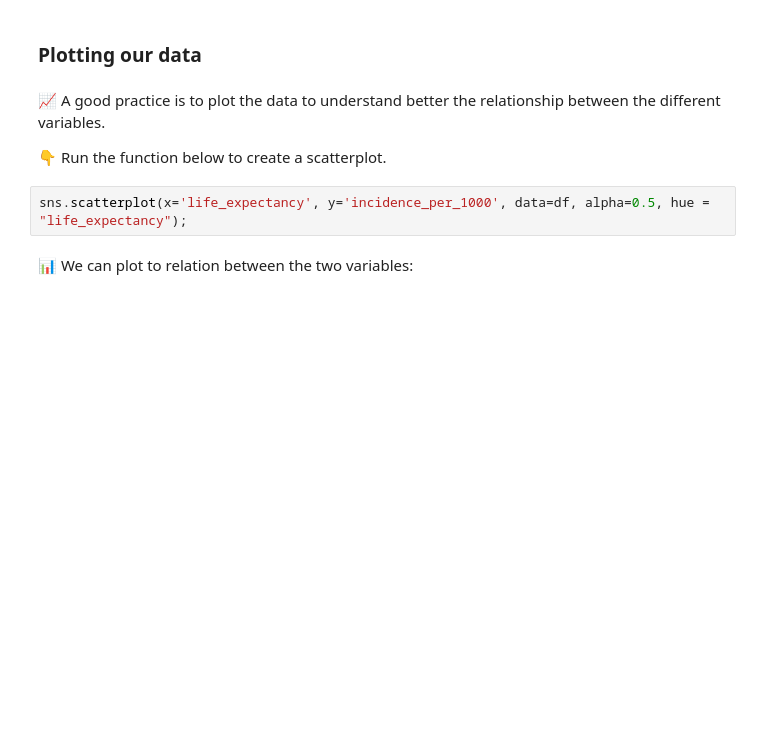
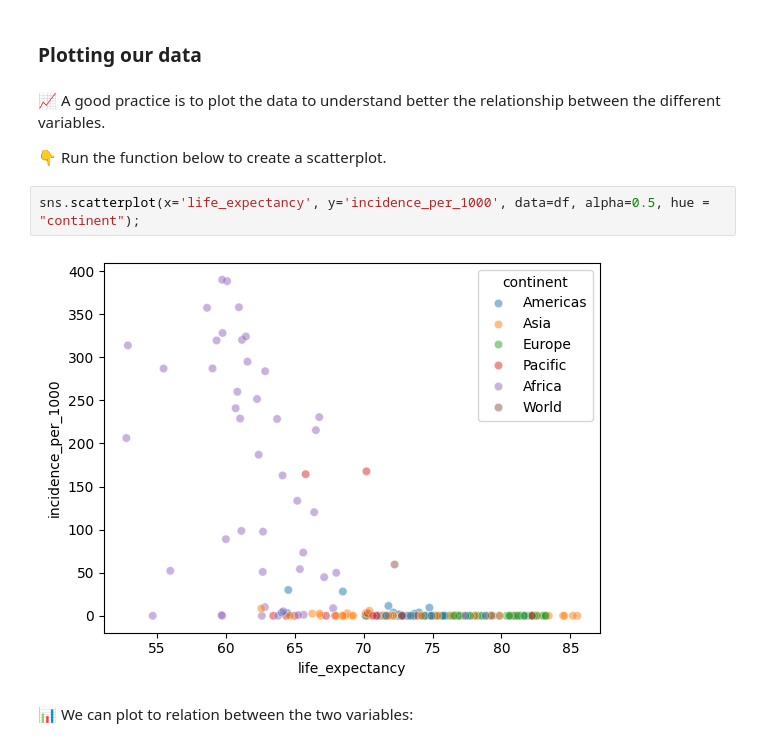
Before and after one commit to APepey/ML-workshop, a Jupyter notebook: challenge02_MLbasics.ipynb, the cells around one changed output. Saved outputs shown, nothing was run; the diff lists cells and outputs as text; blank space fills up the shorter version.

```diff
--- a/challenge02_MLbasics.ipynb
+++ b/challenge02_MLbasics.ipynb
@@ -132,7 +200,9 @@ df.sort_values(by='incidence_per_1000', ascending=False)[:10]
 
 👇 Run the function below to create a scatterplot.
 # %%
-sns.scatterplot(x='life_expectancy', y='incidence_per_1000', data=df, alpha=0.5, hue = "life_expectancy");
+sns.scatterplot(x='life_expectancy', y='incidence_per_1000', data=df, alpha=0.5, hue = "continent");
+# %% [output]
+[figure, added]
 # %% [markdown]
 📊 We can plot to relation between the two variables:
 # %%
```
Also changed, not shown: parts of 55 cells of this notebook, 1 other file.
